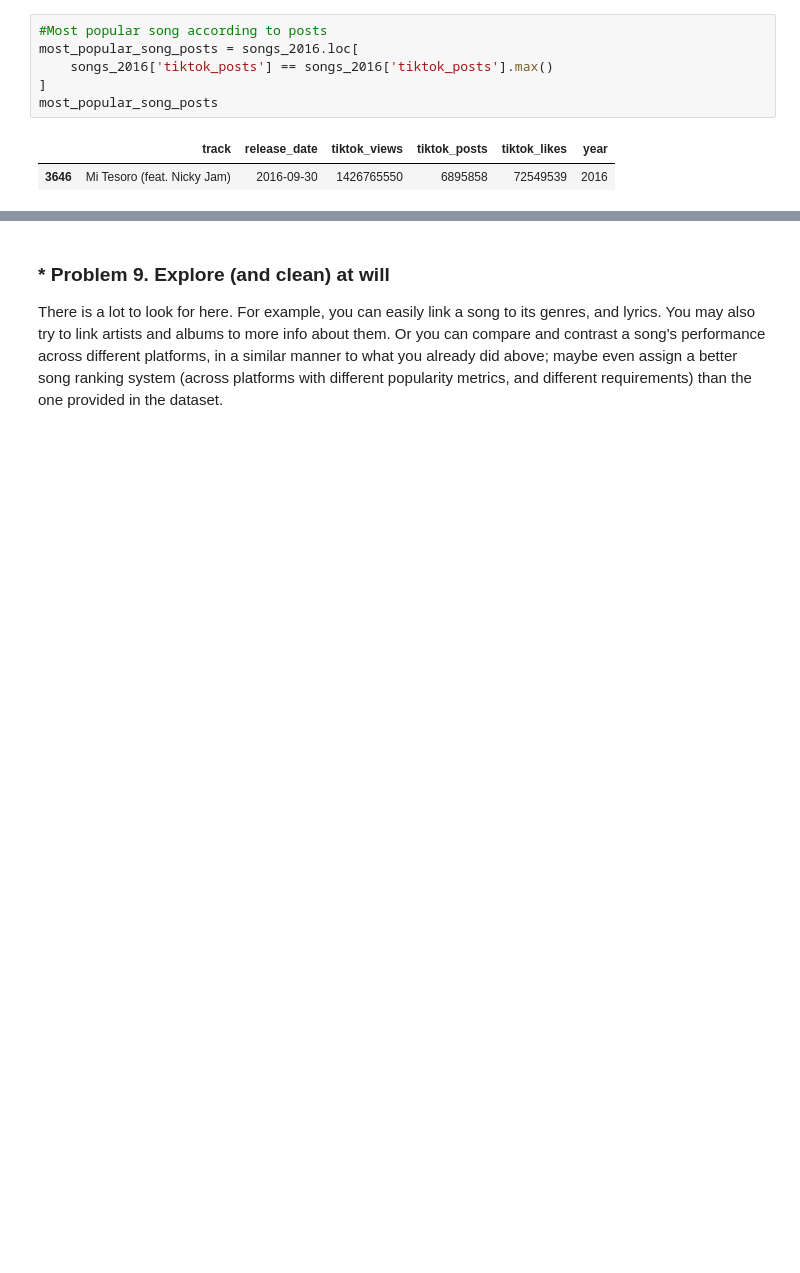
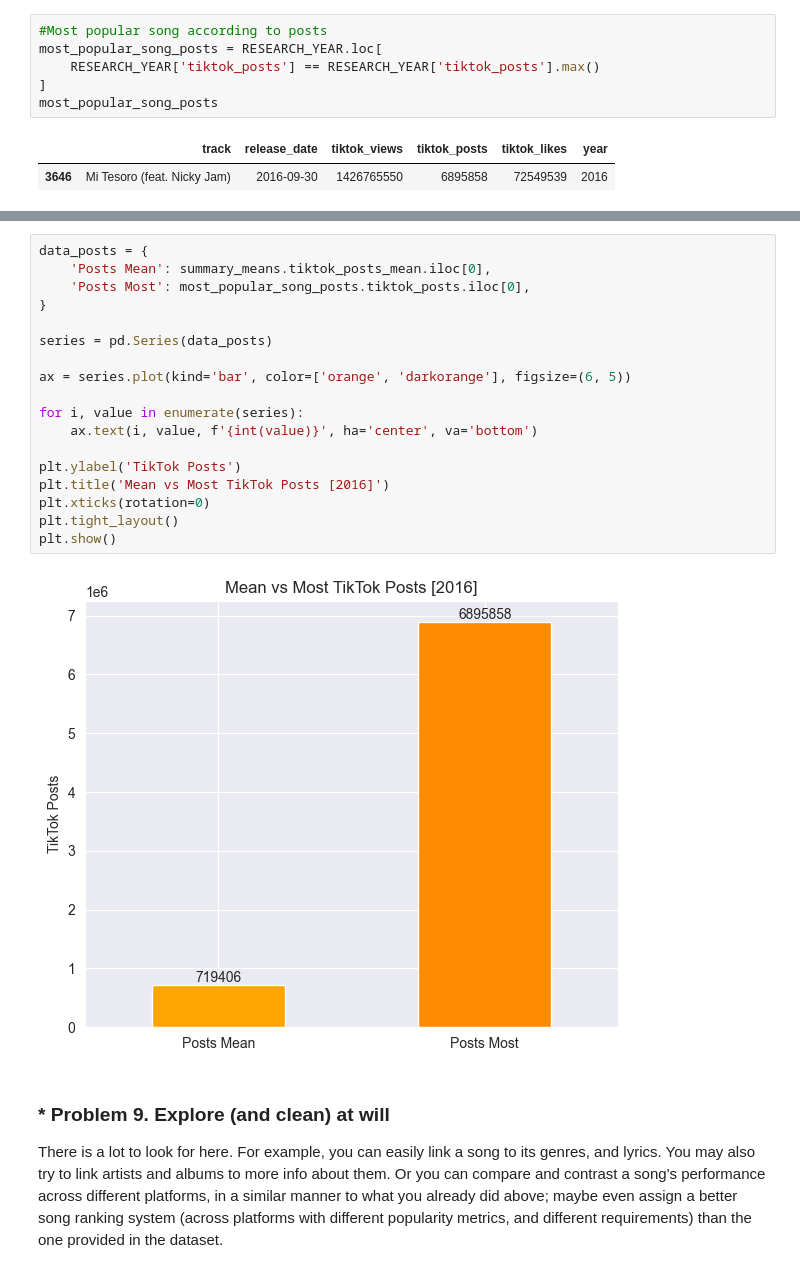
Before and after one commit to plamensve/Data_Science_Upskill_Softuni, a Jupyter notebook: 05_data_visualization_exploratory_data_analysis/Data Visualization and EDA Lab.ipynb, the cells around one changed output, grey strips where cells are left out. Cells and saved outputs as stored; diff of their text form; blank space fills up the shorter version.

```diff
--- a/05_data_visualization_exploratory_data_analysis/Data Visualization and EDA Lab.ipynb
+++ b/05_data_visualization_exploratory_data_analysis/Data Visualization and EDA Lab.ipynb
@@ -865,7 +822,7 @@ plt.show()
 # %%
 #Most popular song according to posts
-most_popular_song_posts = songs_2016.loc[
-    songs_2016['tiktok_posts'] == songs_2016['tiktok_posts'].max()
+most_popular_song_posts = RESEARCH_YEAR.loc[
+    RESEARCH_YEAR['tiktok_posts'] == RESEARCH_YEAR['tiktok_posts'].max()
 ]
 most_popular_song_posts
 # %% [output]
@@ -885,3 +882,23 @@ most_popular_song_likes
+# %%
+data_posts = {
+    'Posts Mean': summary_means.tiktok_posts_mean.iloc[0],
+    'Posts Most': most_popular_song_posts.tiktok_posts.iloc[0],
+}
+
+series = pd.Series(data_posts)
+
+ax = series.plot(kind='bar', color=['orange', 'darkorange'], figsize=(6, 5))
+
+for i, value in enumerate(series):
+    ax.text(i, value, f'{int(value)}', ha='center', va='bottom')
+
+plt.ylabel('TikTok Posts')
+plt.title('Mean vs Most TikTok Posts [2016]')
+plt.xticks(rotation=0)
+plt.tight_layout()
+plt.show()
+# %% [output]
+[figure, added]
 # %% [markdown]
 ### * Problem 9. Explore (and clean) at will
 There is a lot to look for here. For example, you can easily link a song to its genres, and lyrics. You may also try to link artists and albums to more info about them. Or you can compare and contrast a song's performance across different platforms, in a similar manner to what you already did above; maybe even assign a better song ranking system (across platforms with different popularity metrics, and different requirements) than the one provided in the dataset.
```
Also changed, not shown: parts of 19 cells of this notebook, 2 other files.
